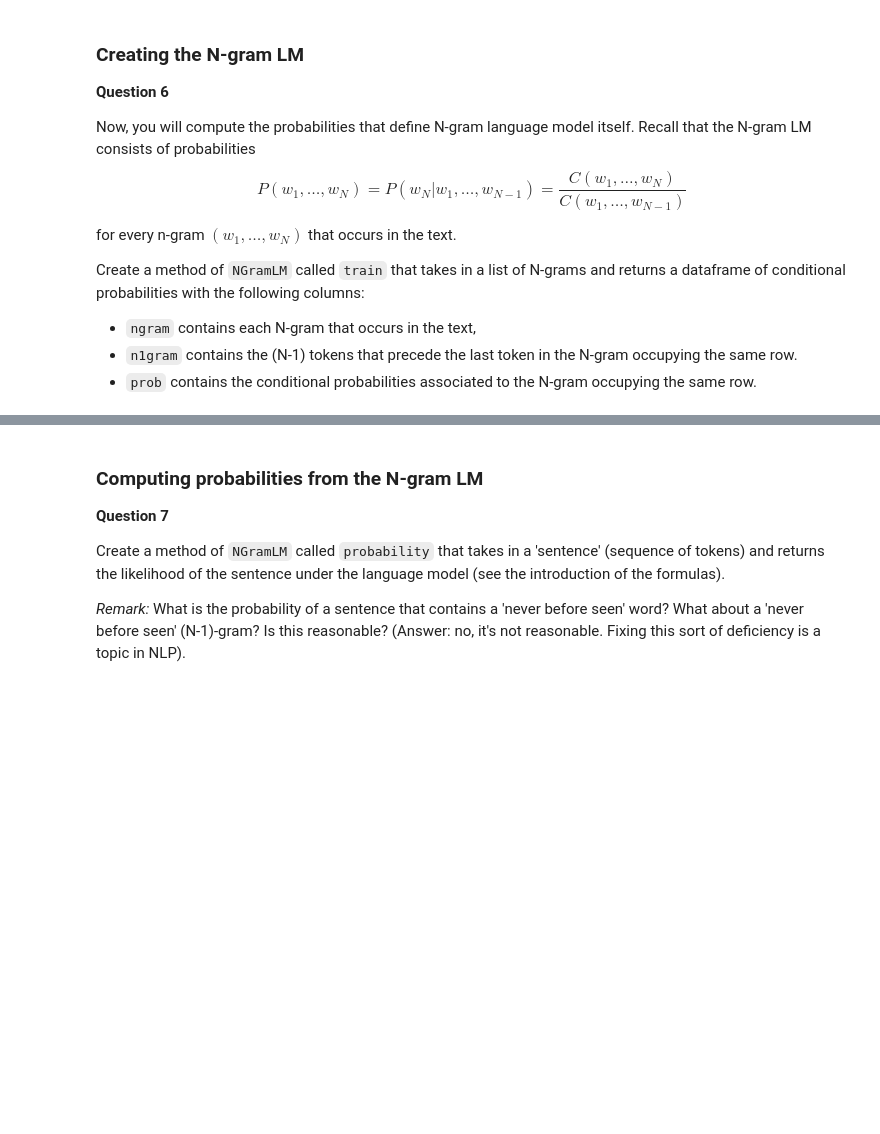
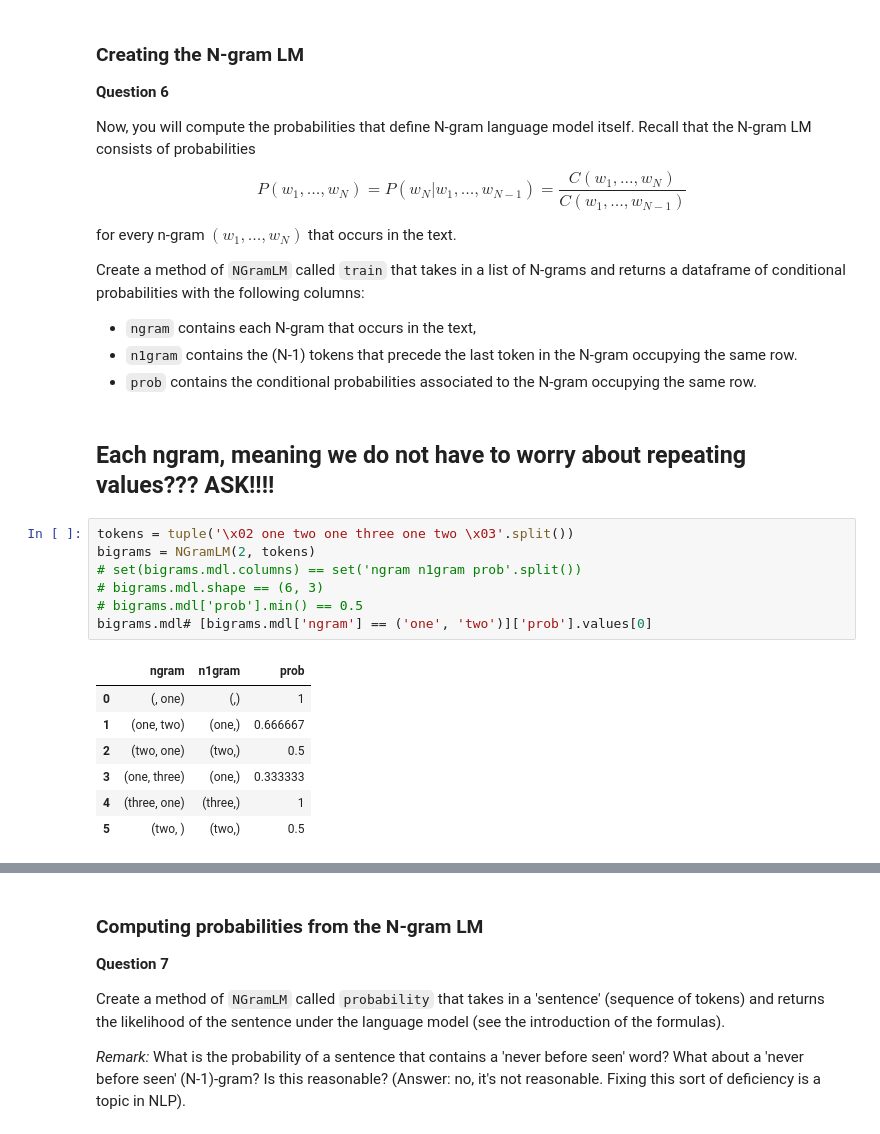
Before and after one commit to AECassAWei/dsc80-wi20, a Jupyter notebook: projects/project04/project04.ipynb, the cells around one changed output, grey strips where cells are left out. Saved outputs shown, nothing was run; the diff lists cells and outputs as text; blank space fills up the shorter version.

```diff
--- a/projects/project04/project04.ipynb
+++ b/projects/project04/project04.ipynb
@@ -749,3 +813,20 @@ Create a method of `NGramLM` called `train` that takes in a list of N-grams and
 * `ngram` contains each N-gram that occurs in the text,
 * `n1gram` contains the (N-1) tokens that precede the last token in the N-gram occupying the same row.
 * `prob` contains the conditional probabilities associated to the N-gram occupying the same row.
+# %% [markdown]
+## Each ngram, meaning we do not have to worry about repeating values??? ASK!!!!
+# %%
+tokens = tuple('\x02 one two one three one two \x03'.split())
+bigrams = NGramLM(2, tokens)
+# set(bigrams.mdl.columns) == set('ngram n1gram prob'.split())
+# bigrams.mdl.shape == (6, 3)
+# bigrams.mdl['prob'].min() == 0.5
+bigrams.mdl# [bigrams.mdl['ngram'] == ('one', 'two')]['prob'].values[0]
+# %% [output]
+|  | ngram | n1gram | prob |
+| 0 | (, one) | (,) | 1 |
+| 1 | (one, two) | (one,) | 0.666667 |
+| 2 | (two, one) | (two,) | 0.5 |
+| 3 | (one, three) | (one,) | 0.333333 |
+| 4 | (three, one) | (three,) | 1 |
+| 5 | (two, ) | (two,) | 0.5 |
```
Also changed, not shown: parts of 27 cells of this notebook.
